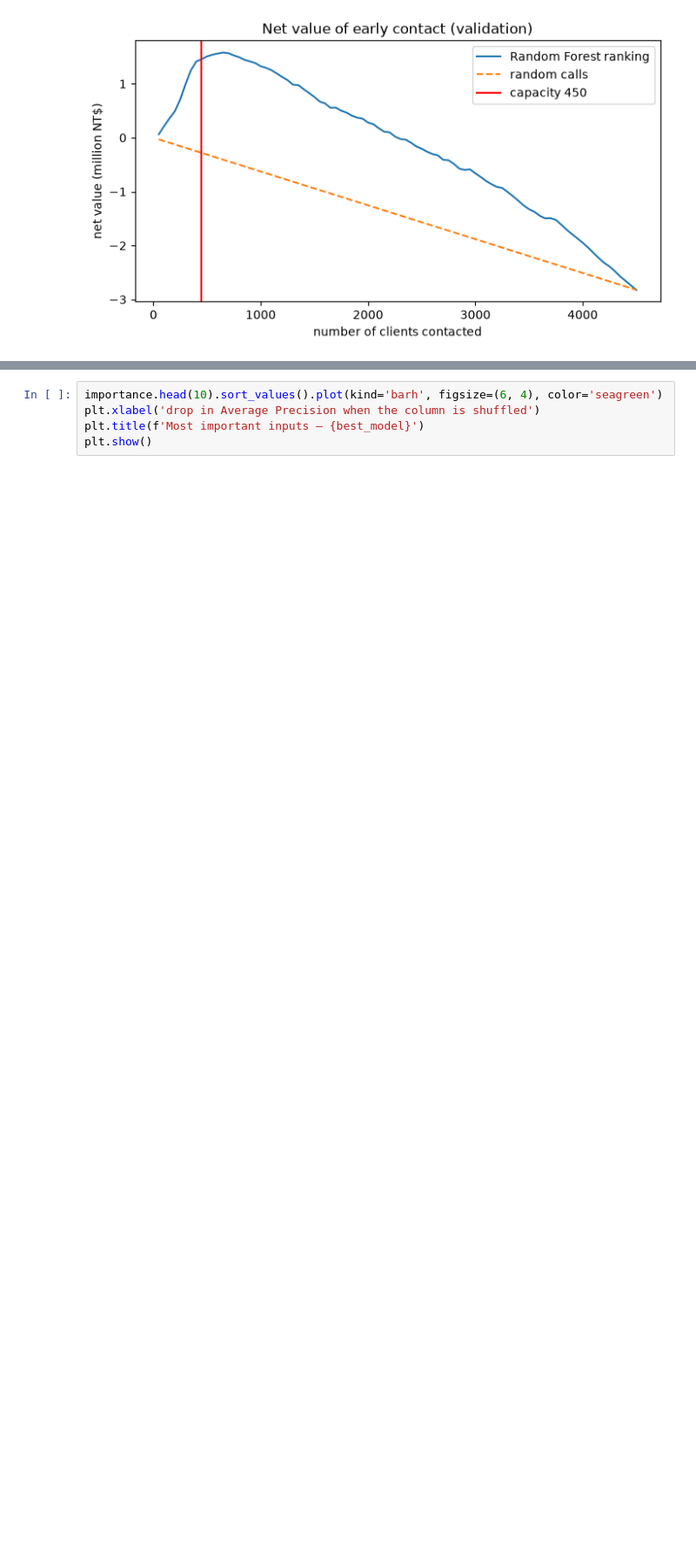
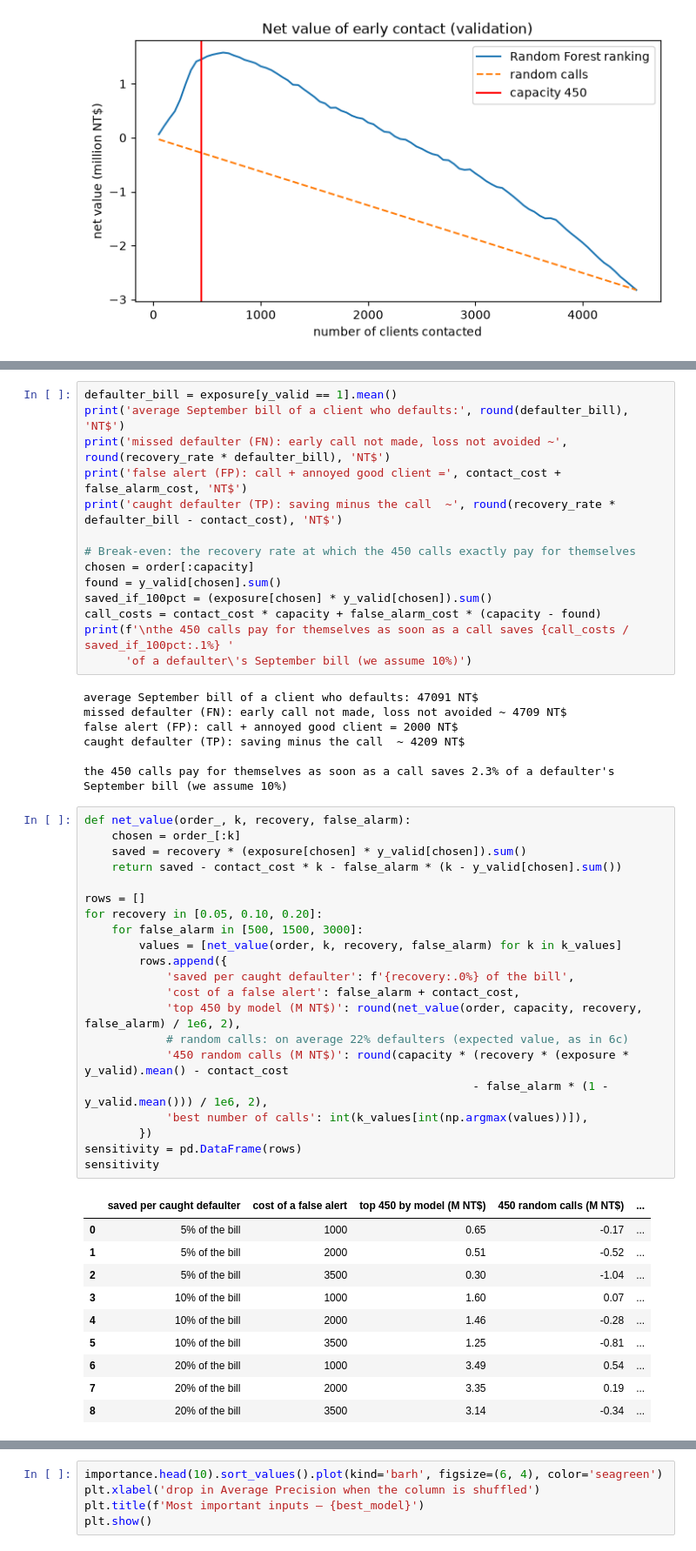
Before and after one commit to juliakozhina2966-cpu/Midterm1_AI_Applications, a Jupyter notebook: notebooks/credit_default_analysis.ipynb, the cells around one changed output, grey strips where cells are left out. Shown at 87% size. Drawn from its saved outputs; the diff is of its cells as text; blank space fills up the shorter version.

```diff
--- a/notebooks/credit_default_analysis.ipynb
+++ b/notebooks/credit_default_analysis.ipynb
@@ -597,0 +600,53 @@ so the capacity of 450 is too small. A cheap solution: send automatic SMS remind
+# %%
+defaulter_bill = exposure[y_valid == 1].mean()
+print('average September bill of a client who defaults:', round(defaulter_bill), 'NT$')
+print('missed defaulter (FN): early call not made, loss not avoided ~', round(recovery_rate * defaulter_bill), 'NT$')
+print('false alert (FP): call + annoyed good client =', contact_cost + false_alarm_cost, 'NT$')
+print('caught defaulter (TP): saving minus the call  ~', round(recovery_rate * defaulter_bill - contact_cost), 'NT$')
+
+# Break-even: the recovery rate at which the 450 calls exactly pay for themselves
+chosen = order[:capacity]
+found = y_valid[chosen].sum()
+saved_if_100pct = (exposure[chosen] * y_valid[chosen]).sum()
+call_costs = contact_cost * capacity + false_alarm_cost * (capacity - found)
+print(f'\nthe 450 calls pay for themselves as soon as a call saves {call_costs / saved_if_100pct:.1%} '
+      'of a defaulter\'s September bill (we assume 10%)')
+# %% [output]
+average September bill of a client who defaults: 47091 NT$
+missed defaulter (FN): early call not made, loss not avoided ~ 4709 NT$
+false alert (FP): call + annoyed good client = 2000 NT$
+caught defaulter (TP): saving minus the call  ~ 4209 NT$
+
+the 450 calls pay for themselves as soon as a call saves 2.3% of a defaulter's September bill (we assume 10%)
+# %%
+def net_value(order_, k, recovery, false_alarm):
+    chosen = order_[:k]
+    saved = recovery * (exposure[chosen] * y_valid[chosen]).sum()
+    return saved - contact_cost * k - false_alarm * (k - y_valid[chosen].sum())
+
+rows = []
+for recovery in [0.05, 0.10, 0.20]:
+    for false_alarm in [500, 1500, 3000]:
+        values = [net_value(order, k, recovery, false_alarm) for k in k_values]
+        rows.append({
+            'saved per caught defaulter': f'{recovery:.0%} of the bill',
+            'cost of a false alert': false_alarm + contact_cost,
+            'top 450 by model (M NT$)': round(net_value(order, capacity, recovery, false_alarm) / 1e6, 2),
+            # random calls: on average 22% defaulters (expected value, as in 6c)
+            '450 random calls (M NT$)': round(capacity * (recovery * (exposure * y_valid).mean() - contact_cost
+                                                         - false_alarm * (1 - y_valid.mean())) / 1e6, 2),
+            'best number of calls': int(k_values[int(np.argmax(values))]),
+        })
+sensitivity = pd.DataFrame(rows)
+sensitivity
+# %% [output]
+|  | saved per caught defaulter | cost of a false alert | top 450 by model (M NT$) | 450 random calls (M NT$) | ... |
+| 0 | 5% of the bill | 1000 | 0.65 | -0.17 | ... |
+| 1 | 5% of the bill | 2000 | 0.51 | -0.52 | ... |
+| 2 | 5% of the bill | 3500 | 0.30 | -1.04 | ... |
+| 3 | 10% of the bill | 1000 | 1.60 | 0.07 | ... |
+| 4 | 10% of the bill | 2000 | 1.46 | -0.28 | ... |
+| 5 | 10% of the bill | 3500 | 1.25 | -0.81 | ... |
+| 6 | 20% of the bill | 1000 | 3.49 | 0.54 | ... |
+| 7 | 20% of the bill | 2000 | 3.35 | 0.19 | ... |
+| 8 | 20% of the bill | 3500 | 3.14 | -0.34 | ... |
```
Also changed, not shown: parts of 10 cells of this notebook, 1 other file.
